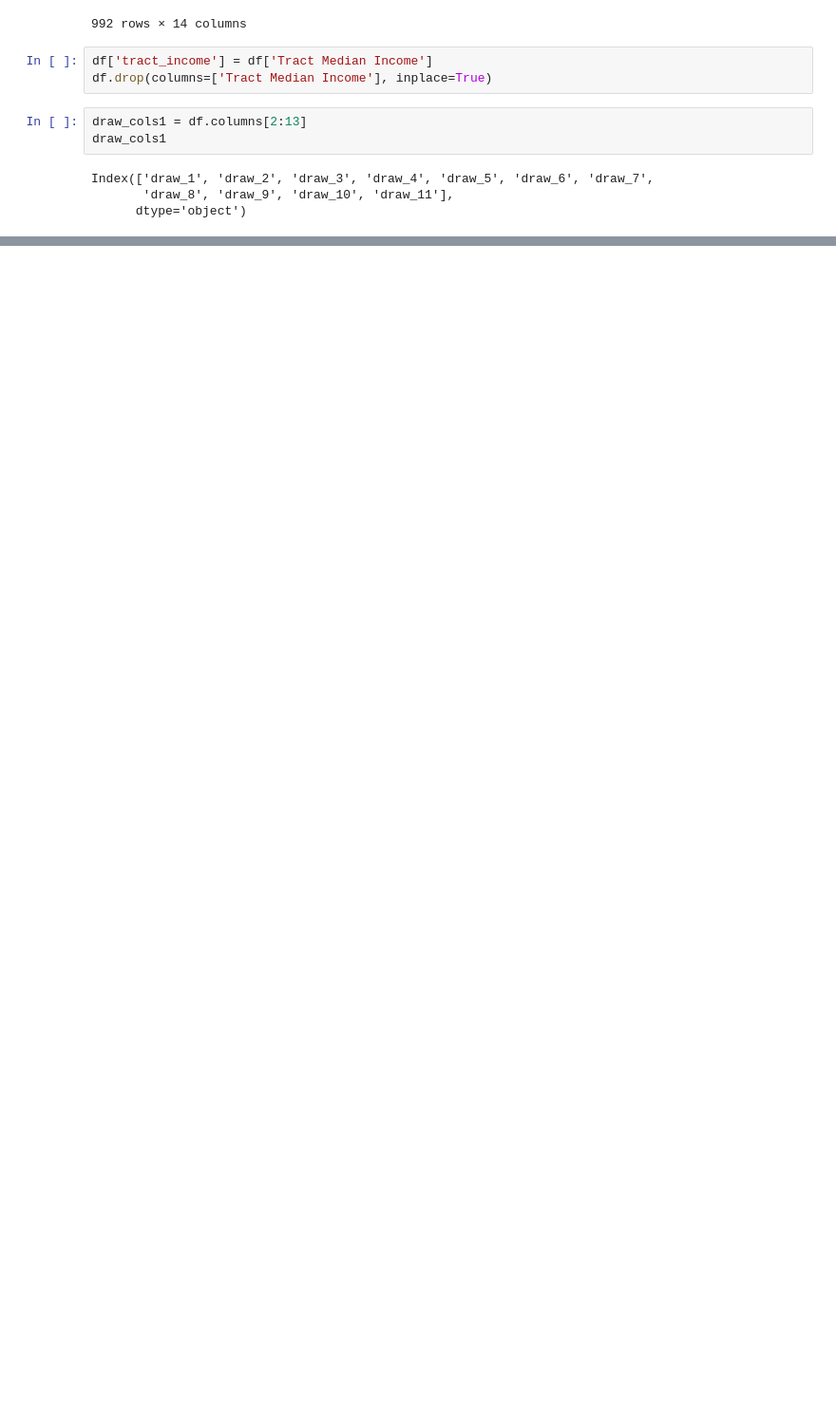
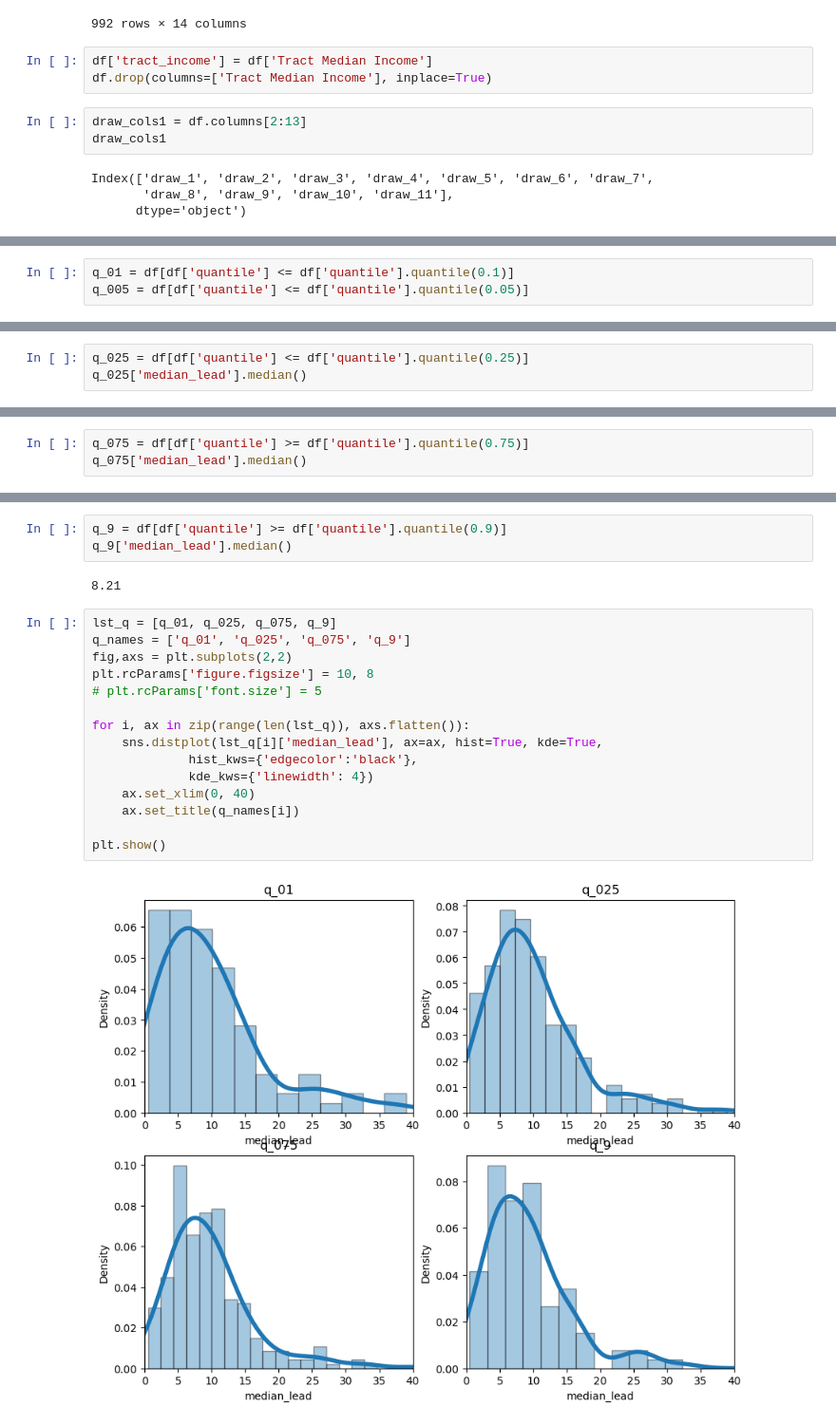
Before and after one commit to jacobhthomas/LeadWater, a Jupyter notebook: qr_income.ipynb, the cells around one changed output, grey strips where cells are left out. Shown at 95% size. Drawn from its saved outputs; the diff is of its cells as text; blank space fills up the shorter version.

```diff
--- a/qr_income.ipynb
+++ b/qr_income.ipynb
@@ -159,0 +205,3 @@ lst_cond_median
+# %%
+q_01 = df[df['quantile'] <= df['quantile'].quantile(0.1)]
+q_005 = df[df['quantile'] <= df['quantile'].quantile(0.05)]
@@ -159,0 +226,3 @@ lst_cond_median
+# %%
+q_025 = df[df['quantile'] <= df['quantile'].quantile(0.25)]
+q_025['median_lead'].median()
@@ -159,0 +231,3 @@ lst_cond_median
+# %%
+q_075 = df[df['quantile'] >= df['quantile'].quantile(0.75)]
+q_075['median_lead'].median()
@@ -159,0 +236,22 @@ lst_cond_median
+# %%
+q_9 = df[df['quantile'] >= df['quantile'].quantile(0.9)]
+q_9['median_lead'].median()
+# %% [output]
+8.21
+# %%
+lst_q = [q_01, q_025, q_075, q_9]
+q_names = ['q_01', 'q_025', 'q_075', 'q_9']
+fig,axs = plt.subplots(2,2)
+plt.rcParams['figure.figsize'] = 10, 8
+# plt.rcParams['font.size'] = 5
+
+for i, ax in zip(range(len(lst_q)), axs.flatten()):
+    sns.distplot(lst_q[i]['median_lead'], ax=ax, hist=True, kde=True,
+             hist_kws={'edgecolor':'black'},
+             kde_kws={'linewidth': 4})
+    ax.set_xlim(0, 40)
+    ax.set_title(q_names[i])
+
+plt.show()
+# %% [output]
+[figure, added]
```
Also changed, not shown: parts of 20 cells of this notebook.
